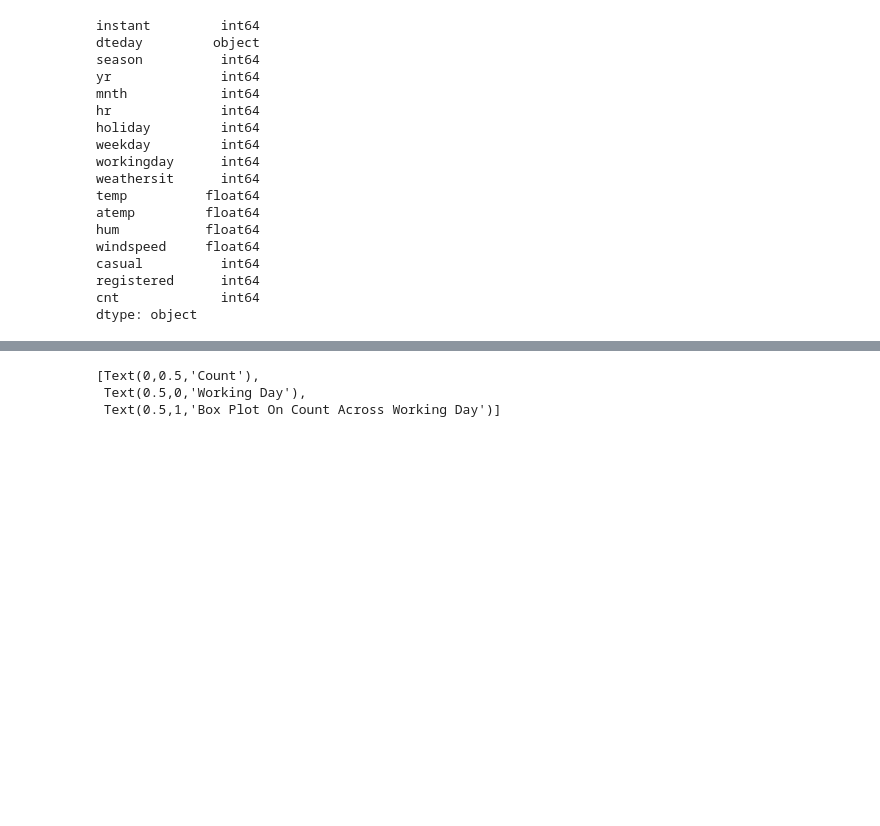
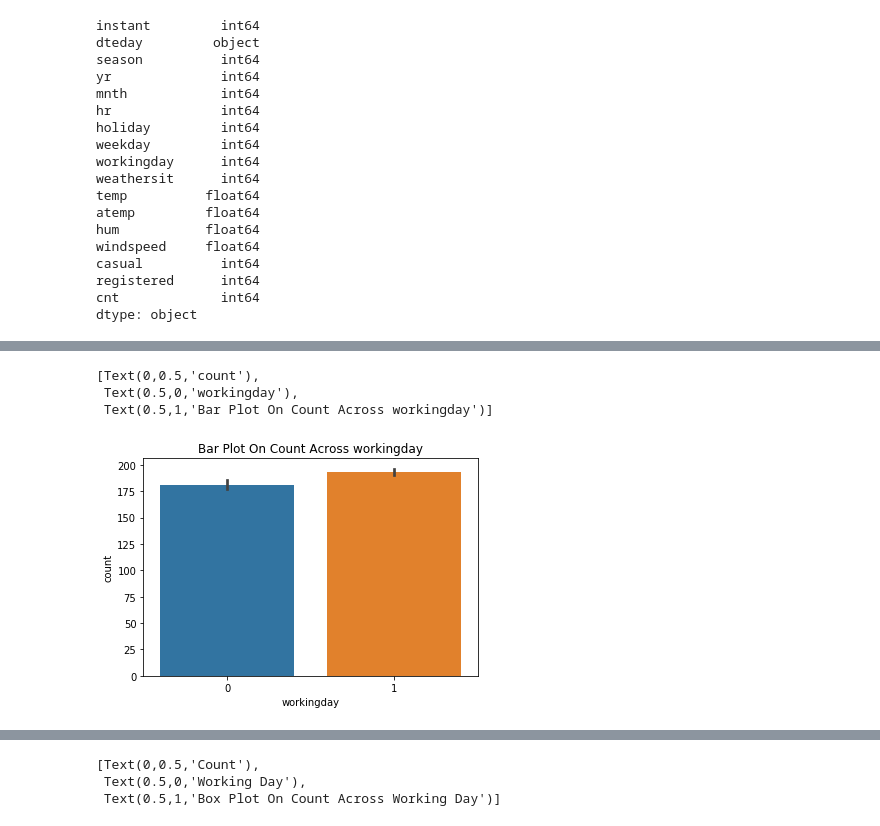
Before and after one commit to fzha113/sharing-bike-data-mining, a Jupyter notebook: Sharing Bike NoteBook.ipynb, the cells around one changed output, grey strips where cells are left out. Cells and saved outputs as stored; diff of their text form; code cells hidden in the pictures; blank space fills up the shorter version.

```diff
--- a/Sharing Bike NoteBook.ipynb
+++ b/Sharing Bike NoteBook.ipynb
@@ -74,0 +106,9 @@ ax.set(xlabel='variableTypeariable Type', ylabel='Count',title="Variables DataTy
+# %%
+fig,ax = plt.subplots()
+sn.barplot(data=dailyData,x="workingday",y="cnt",orient="v", ax=ax)
+ax.set(xlabel='workingday', ylabel='count',title="Bar Plot On Count Across workingday")
+# %% [output]
+[Text(0,0.5,'count'),
+ Text(0.5,0,'workingday'),
+ Text(0.5,1,'Bar Plot On Count Across workingday')]
+[figure, added]
```
Also changed, not shown: parts of 43 cells of this notebook, 1 other file.
